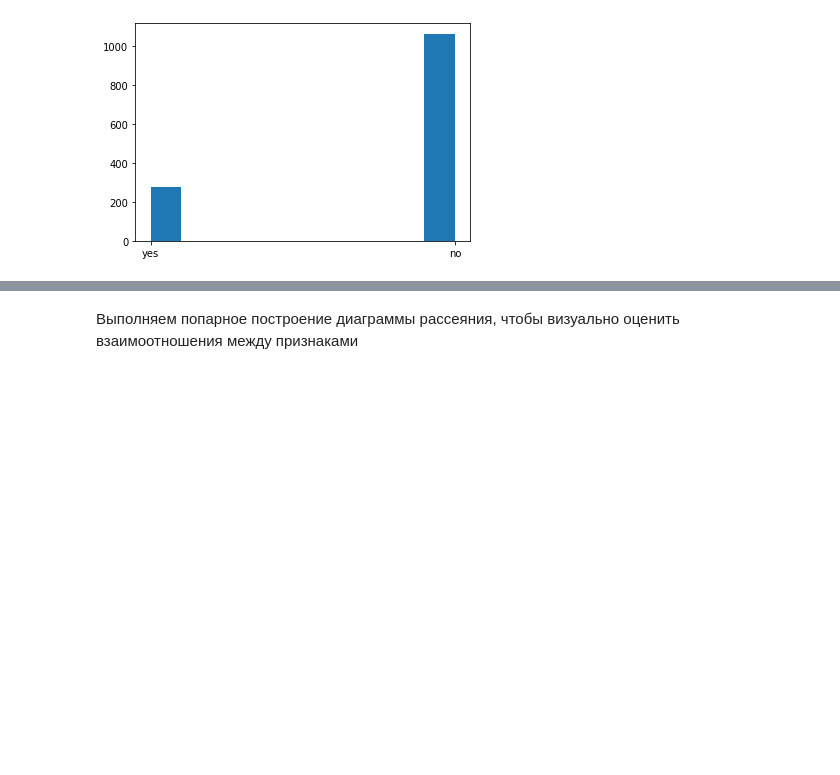
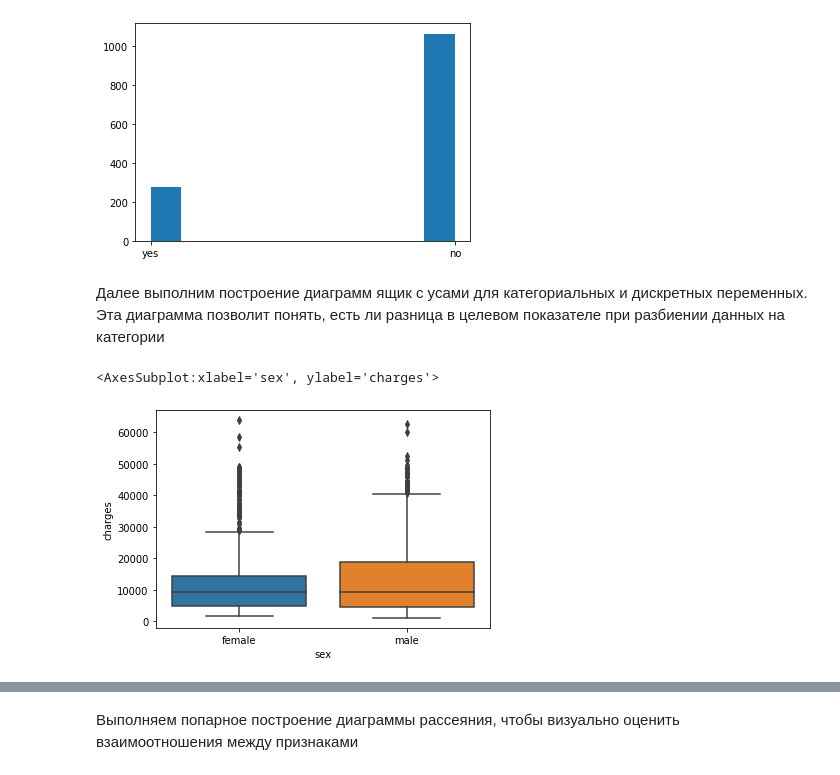
Before and after one commit to kotypopadayutvray/univ_ml_methods, a Jupyter notebook: Лабораторная работа 17/medical_cost.ipynb, the cells around one changed output, grey strips where cells are left out. Saved outputs shown, nothing was run; the diff lists cells and outputs as text; code cells hidden in the pictures; blank space fills up the shorter version.

```diff
--- a/Лабораторная работа 17/medical_cost.ipynb
+++ b/Лабораторная работа 17/medical_cost.ipynb
@@ -89,3 +92,10 @@ plt.hist(data['smoker'])
 plt.show()
 # %% [output]
 [figure]
+# %% [markdown]
+Далее выполним построение диаграмм ящик с усами для категориальных и дискретных переменных. Эта диаграмма позволит понять, есть ли разница в целевом показателе при разбиении данных на категории
+# %%
+sns.boxplot(x=data['sex'], y=data['charges'], data=data)
+# %% [output]
+<AxesSubplot:xlabel='sex', ylabel='charges'>
+[figure, added]
```
Also changed, not shown: parts of 41 cells of this notebook.
